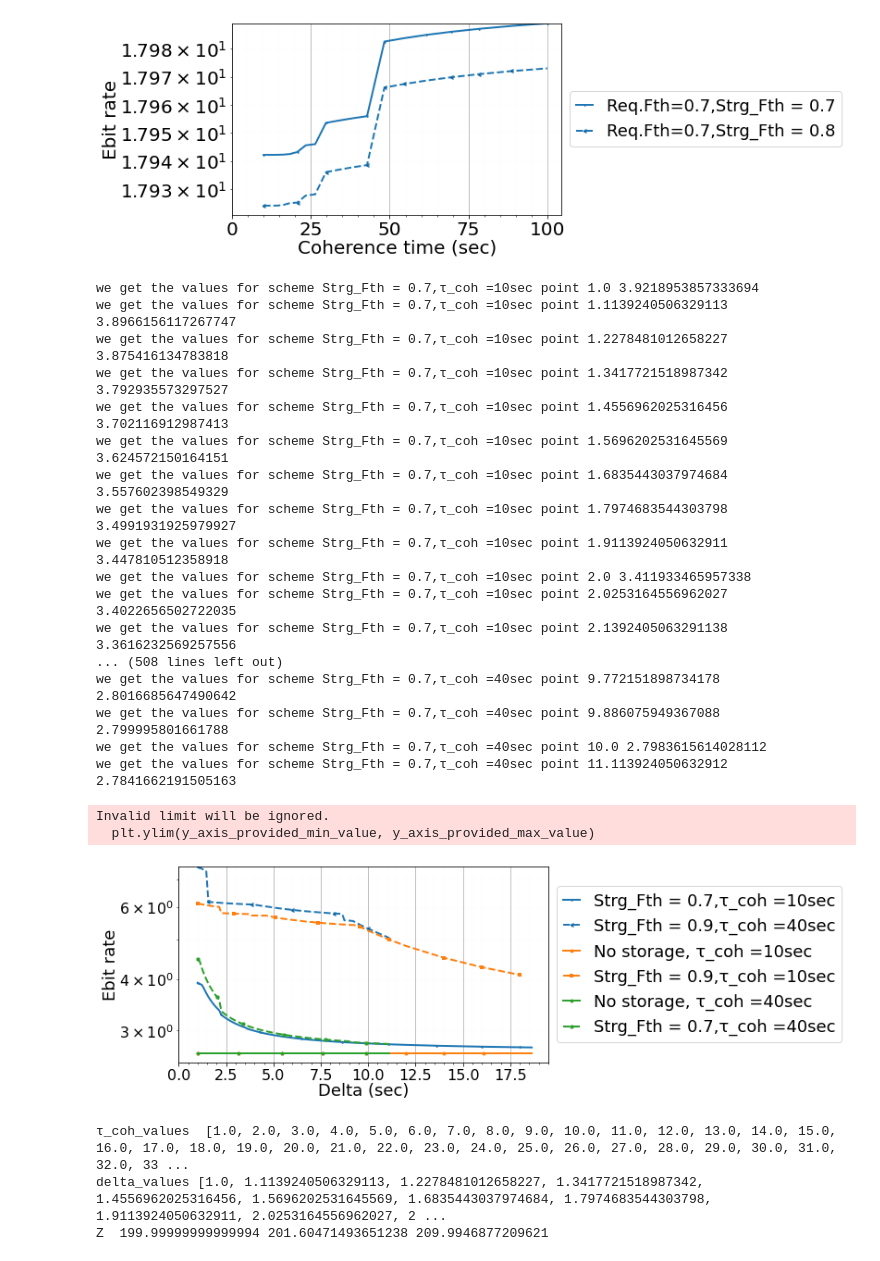
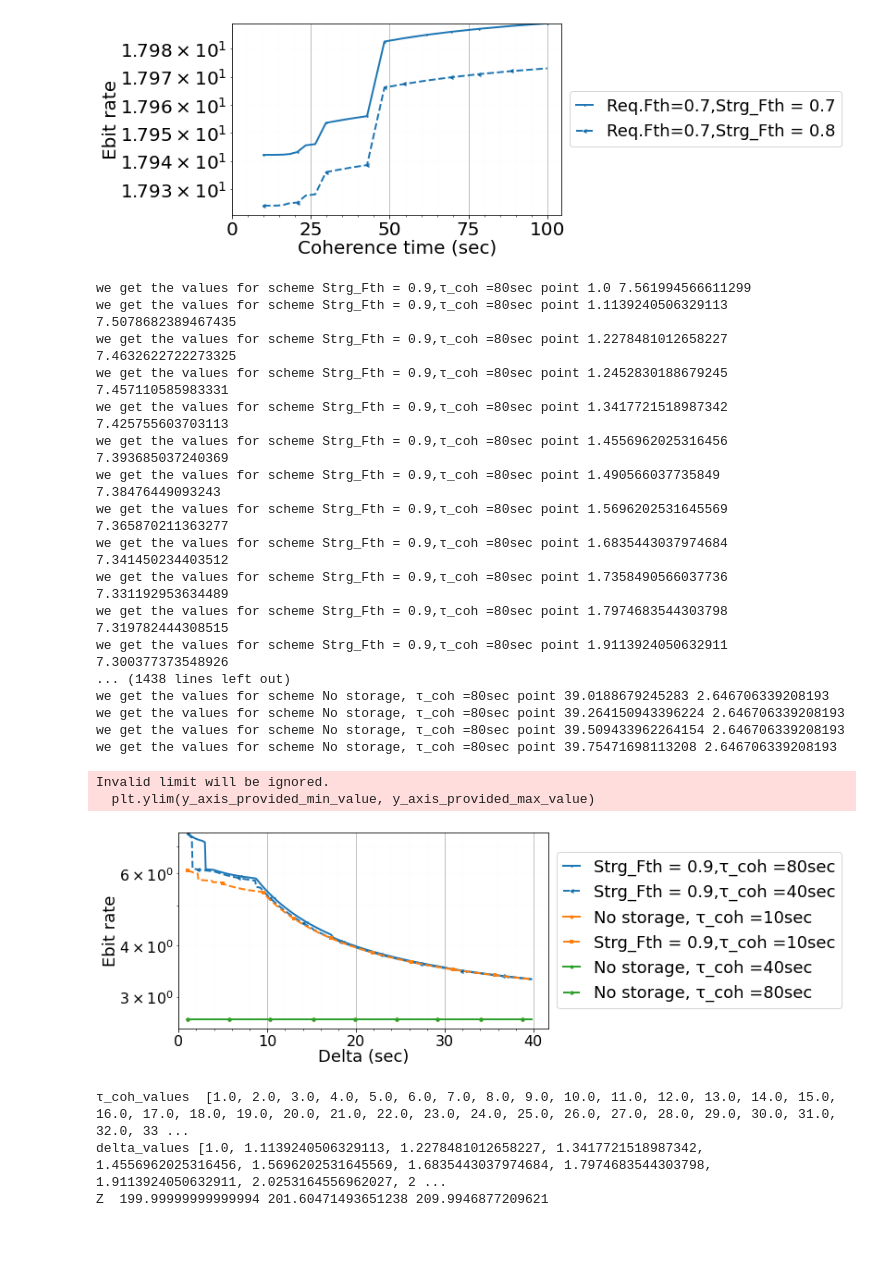
Before and after one commit to pooryousefshahrooz/QSN, a Jupyter notebook: plotting/parsing_and_plotting.ipynb, the cells around one changed output. Cells and saved outputs as stored; diff of their text form; code cells hidden in the pictures.

```diff
--- a/plotting/parsing_and_plotting.ipynb
+++ b/plotting/parsing_and_plotting.ipynb
@@ -261,8 +261,8 @@ with open(result_file_path, "r") as f:
 #         print("objective_value",objective_value)
 
         if  ( t_max in [20] and request_fidelity_threshold in [0.9]  and
-             storage_block_threshold in [0.7,0.9] and
-              edge_capacity in [600] and delta <20 and storage_capacity in [400] and τ_coh in [40.0,10.0]
+             storage_block_threshold in [0.9] and
+              edge_capacity in [600] and delta <40 and storage_capacity in [400] and τ_coh in [40.0,10.0,80.0]
             ):
             scheme = "Strg_Fth = "+str(storage_block_threshold)+",τ_coh ="+str(int(τ_coh))+"sec"
             try:
@@ -297,51 +297,51 @@ selected_values = []
 each_scheme_each_coherence_time_workloads_percentage = {}
 for scheme,τ_coh_value_satisfied_number in each_scheme_each_coherence_time_workloads.items():
     for τ_coh,values in τ_coh_value_satisfied_number.items():
 
         avg_EGR = sum(values)/len(values)
         try:
             each_scheme_each_coherence_time_workloads_percentage[scheme][τ_coh] = avg_EGR
         except:
             each_scheme_each_coherence_time_workloads_percentage[scheme]  ={}
             each_scheme_each_coherence_time_workloads_percentage[scheme][τ_coh]=avg_EGR
         selected_values.append(avg_EGR)
 
 
 τ_coh_values = list(τ_coh_values)
 τ_coh_values.sort()
 scheme_keys = list(scheme_keys)
 
 ploting_simple_y_as_x("Delta (sec)","Ebit rate",
                         18, 18, 16,
                       16, 0, 0,
                       0,0,False,[],max(selected_values),
 
                       list(scheme_keys),
                       each_scheme_each_coherence_time_workloads_percentage,
                       τ_coh_values,τ_coh_values,
                       True,True,True,1,18,
                       "plots/QSN_repeater_chain_ebit_as_delta.pdf",True,2,11.4,3.8,True)
 # %% [output]
-we get the values for scheme Strg_Fth = 0.7,τ_coh =10sec point 1.0 3.9218953857333694
-we get the values for scheme Strg_Fth = 0.7,τ_coh =10sec point 1.1139240506329113 3.8966156117267747
-we get the values for scheme Strg_Fth = 0.7,τ_coh =10sec point 1.2278481012658227 3.875416134783818
-we get the values for scheme Strg_Fth = 0.7,τ_coh =10sec point 1.3417721518987342 3.792935573297527
-we get the values for scheme Strg_Fth = 0.7,τ_coh =10sec point 1.4556962025316456 3.702116912987413
-we get the values for scheme Strg_Fth = 0.7,τ_coh =10sec point 1.5696202531645569 3.624572150164151
-we get the values for scheme Strg_Fth = 0.7,τ_coh =10sec point 1.6835443037974684 3.557602398549329
-we get the values for scheme Strg_Fth = 0.7,τ_coh =10sec point 1.7974683544303798 3.4991931925979927
-we get the values for scheme Strg_Fth = 0.7,τ_coh =10sec point 1.9113924050632911 3.447810512358918
-we get the values for scheme Strg_Fth = 0.7,τ_coh =10sec point 2.0 3.411933465957338
-we get the values for scheme Strg_Fth = 0.7,τ_coh =10sec point 2.0253164556962027 3.4022656502722035
-we get the values for scheme Strg_Fth = 0.7,τ_coh =10sec point 2.1392405063291138 3.3616232569257556
-... (508 lines left out)
-we get the values for scheme Strg_Fth = 0.7,τ_coh =40sec point 9.772151898734178 2.8016685647490642
-we get the values for scheme Strg_Fth = 0.7,τ_coh =40sec point 9.886075949367088 2.799995801661788
-we get the values for scheme Strg_Fth = 0.7,τ_coh =40sec point 10.0 2.7983615614028112
-we get the values for scheme Strg_Fth = 0.7,τ_coh =40sec point 11.113924050632912 2.7841662191505163
+we get the values for scheme Strg_Fth = 0.9,τ_coh =80sec point 1.0 7.561994566611299
+we get the values for scheme Strg_Fth = 0.9,τ_coh =80sec point 1.1139240506329113 7.5078682389467435
+we get the values for scheme Strg_Fth = 0.9,τ_coh =80sec point 1.2278481012658227 7.4632622722273325
+we get the values for scheme Strg_Fth = 0.9,τ_coh =80sec point 1.2452830188679245 7.457110585983331
+we get the values for scheme Strg_Fth = 0.9,τ_coh =80sec point 1.3417721518987342 7.425755603703113
+we get the values for scheme Strg_Fth = 0.9,τ_coh =80sec point 1.4556962025316456 7.393685037240369
+we get the values for scheme Strg_Fth = 0.9,τ_coh =80sec point 1.490566037735849 7.38476449093243
+we get the values for scheme Strg_Fth = 0.9,τ_coh =80sec point 1.5696202531645569 7.365870211363277
+we get the values for scheme Strg_Fth = 0.9,τ_coh =80sec point 1.6835443037974684 7.341450234403512
+we get the values for scheme Strg_Fth = 0.9,τ_coh =80sec point 1.7358490566037736 7.331192953634489
+we get the values for scheme Strg_Fth = 0.9,τ_coh =80sec point 1.7974683544303798 7.319782444308515
+we get the values for scheme Strg_Fth = 0.9,τ_coh =80sec point 1.9113924050632911 7.300377373548926
+... (1438 lines left out)
+we get the values for scheme No storage, τ_coh =80sec point 39.0188679245283 2.646706339208193
+we get the values for scheme No storage, τ_coh =80sec point 39.264150943396224 2.646706339208193
+we get the values for scheme No storage, τ_coh =80sec point 39.509433962264154 2.646706339208193
+we get the values for scheme No storage, τ_coh =80sec point 39.75471698113208 2.646706339208193
 Invalid limit will be ignored.
   plt.ylim(y_axis_provided_min_value, y_axis_provided_max_value)
-[figure, old version]
+[figure, new version]
 # %%
 # plotting 3D Ebit rate as coherence and delta time
 
```
Also changed, not shown: parts of 3 cells of this notebook, 9 other files.
